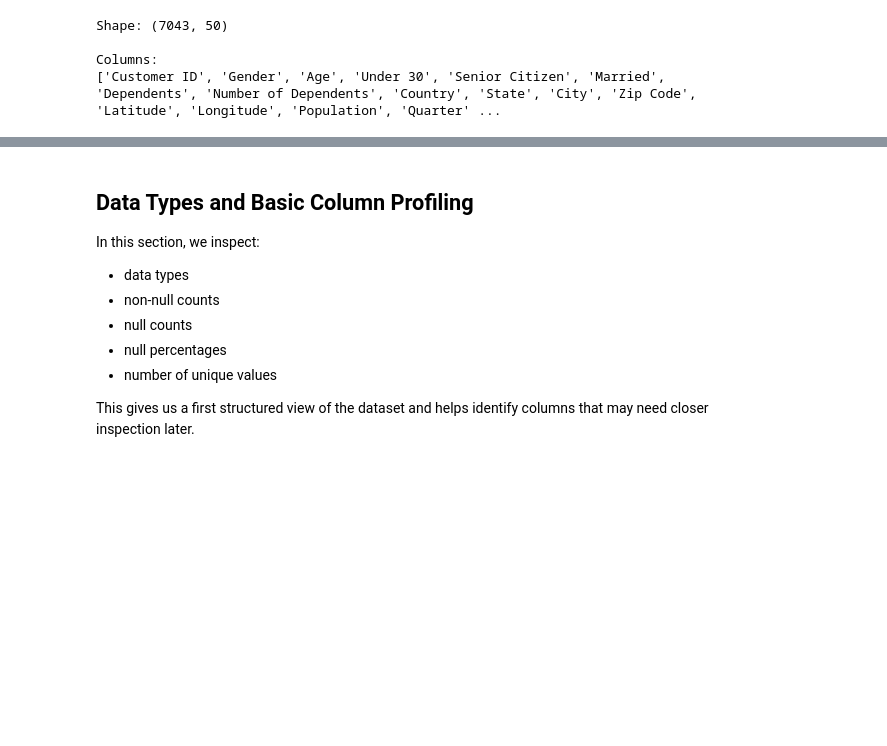
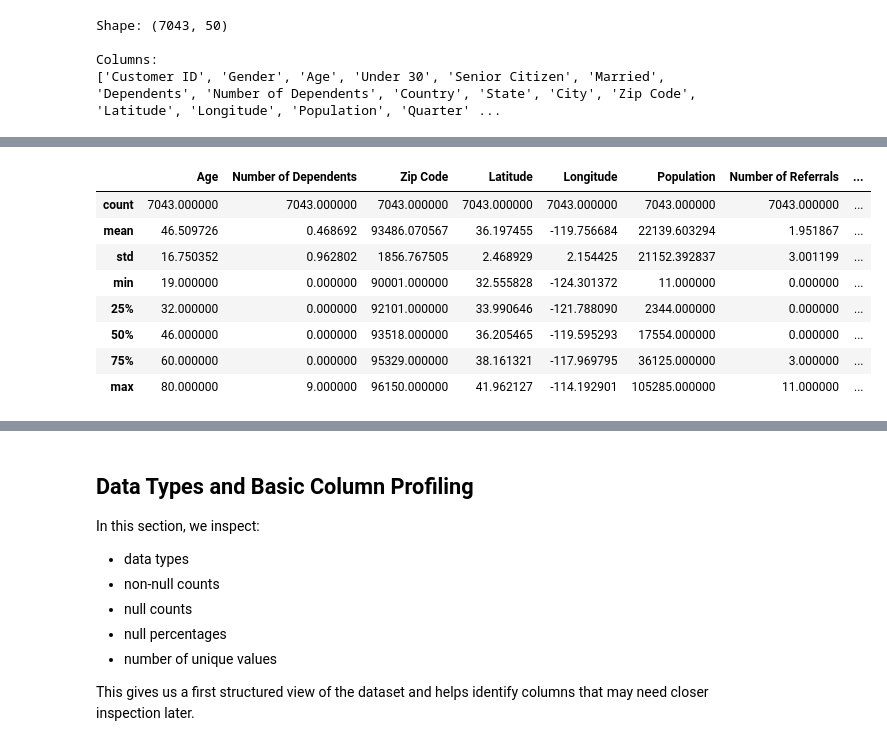
Before and after one commit to GulsaraMirzayeva/telco-churn-capstone, a Jupyter notebook: notebooks/01_data_audit.ipynb, the cells around one changed output, grey strips where cells are left out. Cells and saved outputs as stored; diff of their text form; code cells hidden in the pictures; blank space fills up the shorter version.

```diff
--- a/notebooks/01_data_audit.ipynb
+++ b/notebooks/01_data_audit.ipynb
@@ -55,0 +82,12 @@ Columns:
+# %%
+df.describe()
+# %% [output]
+|  | Age | Number of Dependents | Zip Code | Latitude | Longitude | Population | Number of Referrals | ... |
+| count | 7043.000000 | 7043.000000 | 7043.000000 | 7043.000000 | 7043.000000 | 7043.000000 | 7043.000000 | ... |
+| mean | 46.509726 | 0.468692 | 93486.070567 | 36.197455 | -119.756684 | 22139.603294 | 1.951867 | ... |
+| std | 16.750352 | 0.962802 | 1856.767505 | 2.468929 | 2.154425 | 21152.392837 | 3.001199 | ... |
+| min | 19.000000 | 0.000000 | 90001.000000 | 32.555828 | -124.301372 | 11.000000 | 0.000000 | ... |
+| 25% | 32.000000 | 0.000000 | 92101.000000 | 33.990646 | -121.788090 | 2344.000000 | 0.000000 | ... |
+| 50% | 46.000000 | 0.000000 | 93518.000000 | 36.205465 | -119.595293 | 17554.000000 | 0.000000 | ... |
+| 75% | 60.000000 | 0.000000 | 95329.000000 | 38.161321 | -117.969795 | 36125.000000 | 3.000000 | ... |
+| max | 80.000000 | 9.000000 | 96150.000000 | 41.962127 | -114.192901 | 105285.000000 | 11.000000 | ... |
```
Also changed, not shown: parts of 3 cells of this notebook, 1 other file.
